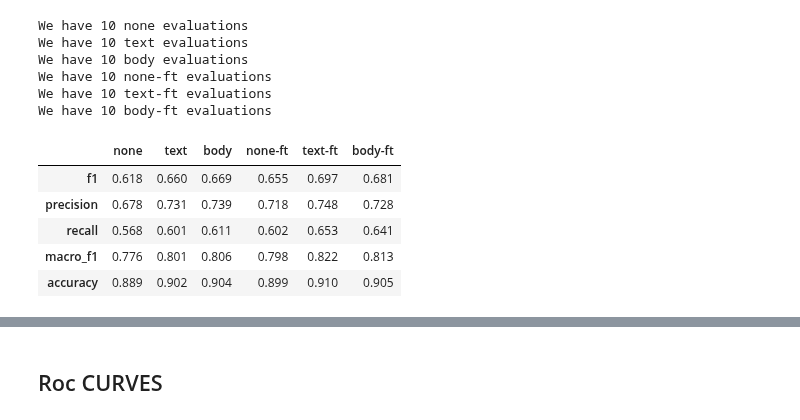
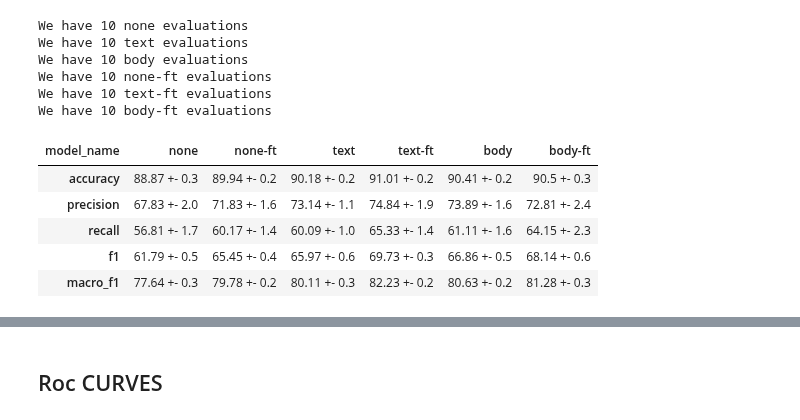
Before and after one commit to finiteautomata/contextualized-hatespeech-classification, a Jupyter notebook: notebooks/Results - plain new.ipynb, the cells around one changed output, grey strips where cells are left out. Saved outputs shown, nothing was run; the diff lists cells and outputs as text; code cells hidden in the pictures.

```diff
--- a/notebooks/Results - plain new.ipynb
+++ b/notebooks/Results - plain new.ipynb
@@ -55,46 +55,51 @@ assert evaluations["body-ft"]["model_name"] == "finiteautomata/betonews-bodycont
 # %%
 import pandas as pd
 
 metric_columns = [
     'f1', "precision", "recall", "macro_f1", "accuracy"
 ]
 
 
 
 
 dfs = []
 for model_name, model_results in evaluations.items():
     model_evaluations = model_results["metrics"]
 
     if not model_evaluations:
         continue
 
     df = pd.DataFrame(model_evaluations)
 
     df.columns = [x.split("_", 1)[1] if "_" in x else x for x in df.columns]
 
     without_dash = model_name.replace("_", " ")
 
-    sub_df = df[metric_columns].copy()
+    sub_df = df[metric_columns].copy() * 100
 
-    mean_df = pd.DataFrame({
-            f"{model_name}": sub_df[metric_columns].mean(),
-            f"{model_name} std": sub_df[metric_columns].std()
-        })
-    dfs.append(mean_df)
+    sub_df["model_name"] = model_name
+    dfs.append(sub_df)
 
-result_df = pd.concat(dfs, axis=1)
+result_df = pd.concat(dfs)
+#
+##result_df["diff adding text"] = result_df["text-ft mean"] - result_df["none-ft mean"]
+##result_df["diff adding body"] = result_df["title+body mean"] - result_df["title mean"]
+#
+#show_df = result_df.loc[:, [c for c in result_df.columns if not "std" in c]]
+#
+grouped = result_df.groupby("model_name")
 
-#result_df["diff adding text"] = result_df["text-ft mean"] - result_df["none-ft mean"]
-#result_df["diff adding body"] = result_df["title+body mean"] - result_df["title mean"]
+column_order = ["none", "none-ft", "text", "text-ft", "body", "body-ft"]
+index_order = ["accuracy", "precision", "recall", "f1", "macro_f1", ]
 
-show_df = result_df.loc[:, [c for c in result_df.columns if not "std" in c]]
+show_df = grouped.mean().round(2).astype(str) + " +- " + grouped.std().round(1).astype(str)
 
+show_df = show_df.T.loc[index_order, column_order]
 show_df
 # %% [output]
-|  | none | text | body | none-ft | text-ft | body-ft |
-| f1 | 0.618 | 0.660 | 0.669 | 0.655 | 0.697 | 0.681 |
-| precision | 0.678 | 0.731 | 0.739 | 0.718 | 0.748 | 0.728 |
-| recall | 0.568 | 0.601 | 0.611 | 0.602 | 0.653 | 0.641 |
-| macro_f1 | 0.776 | 0.801 | 0.806 | 0.798 | 0.822 | 0.813 |
-| accuracy | 0.889 | 0.902 | 0.904 | 0.899 | 0.910 | 0.905 |
+| model_name | none | none-ft | text | text-ft | body | body-ft |
+| accuracy | 88.87 +- 0.3 | 89.94 +- 0.2 | 90.18 +- 0.2 | 91.01 +- 0.2 | 90.41 +- 0.2 | 90.5 +- 0.3 |
+| precision | 67.83 +- 2.0 | 71.83 +- 1.6 | 73.14 +- 1.1 | 74.84 +- 1.9 | 73.89 +- 1.6 | 72.81 +- 2.4 |
+| recall | 56.81 +- 1.7 | 60.17 +- 1.4 | 60.09 +- 1.0 | 65.33 +- 1.4 | 61.11 +- 1.6 | 64.15 +- 2.3 |
+| f1 | 61.79 +- 0.5 | 65.45 +- 0.4 | 65.97 +- 0.6 | 69.73 +- 0.3 | 66.86 +- 0.5 | 68.14 +- 0.6 |
+| macro_f1 | 77.64 +- 0.3 | 79.78 +- 0.2 | 80.11 +- 0.3 | 82.23 +- 0.2 | 80.63 +- 0.2 | 81.28 +- 0.3 |
```
Also changed, not shown: parts of 3 cells of this notebook, 1 other file.
